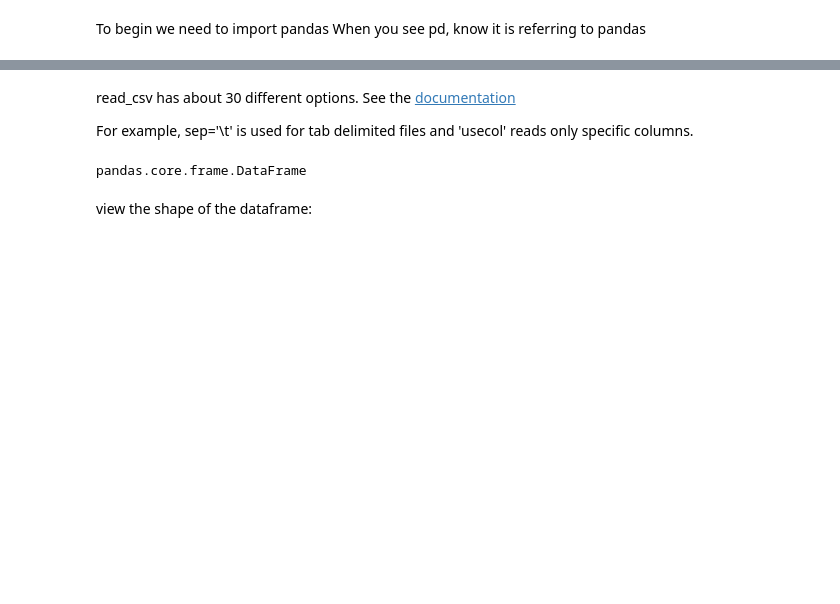
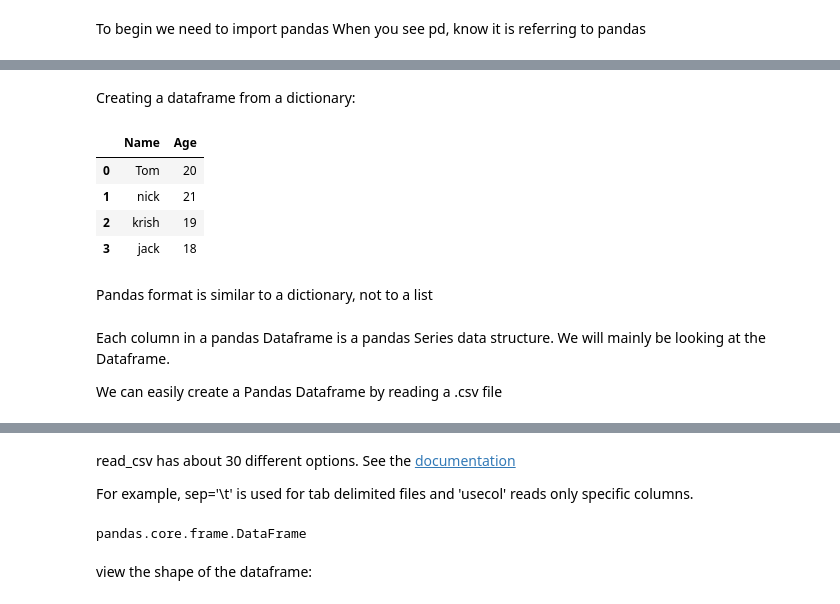
Before and after one commit to nlihin/data-analytics, a Jupyter notebook: unit2.ipynb, the cells around one changed output, grey strips where cells are left out. Drawn from its saved outputs; the diff is of its cells as text; code cells hidden in the pictures; blank space fills up the shorter version.

```diff
--- a/unit2.ipynb
+++ b/unit2.ipynb
@@ -42,3 +52,22 @@ We can easily create a Pandas Dataframe by reading a .csv file
+# %% [markdown]
+Creating a dataframe from a dictionary:
+# %%
+data = {'Name':['Tom', 'nick', 'krish', 'jack'],
+        'Age':[20, 21, 19, 18]}
+df = pd.DataFrame(data)
+df
+# %% [output]
+|  | Name | Age |
+| 0 | Tom | 20 |
+| 1 | nick | 21 |
+| 2 | krish | 19 |
+| 3 | jack | 18 |
+# %% [markdown]
+Pandas format is similar to a dictionary, not to a list
+# %% [markdown]
+Each column in a pandas Dataframe is a pandas Series data structure. We will mainly be looking at the Dataframe.
+
+We can easily create a Pandas Dataframe by reading a .csv file
 # %% [markdown]
 <a id='section2'></a>
 # %% [markdown]
```
Also changed, not shown: parts of 45 cells of this notebook, 1 other file.
